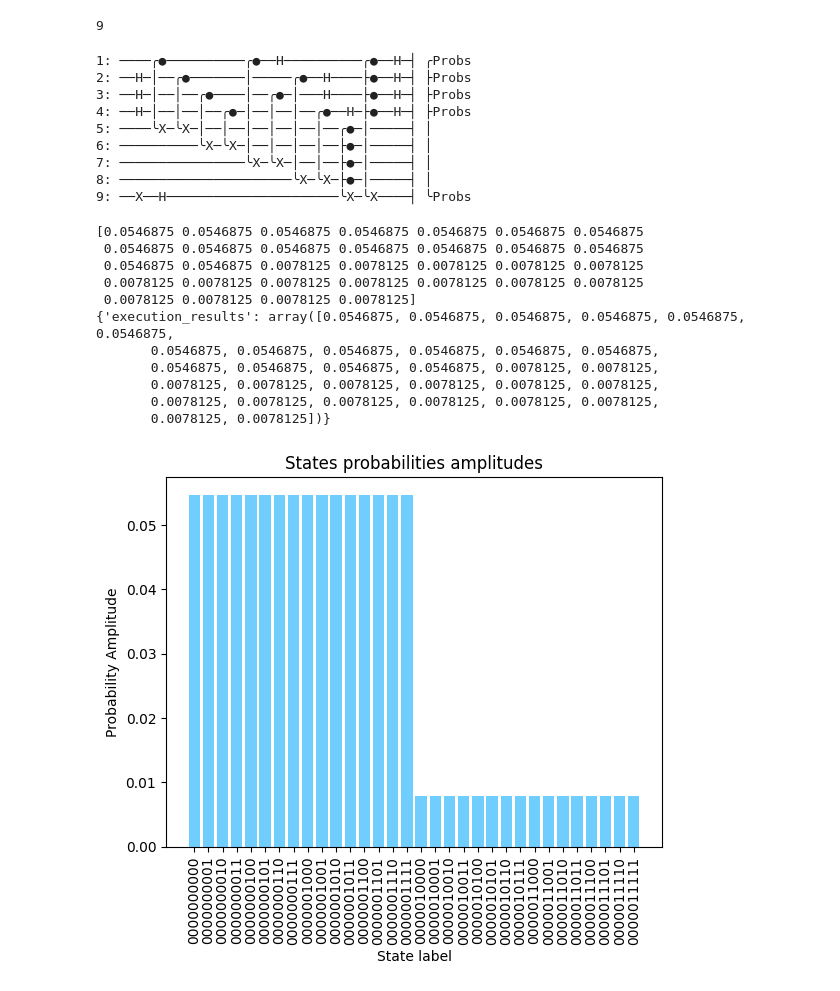
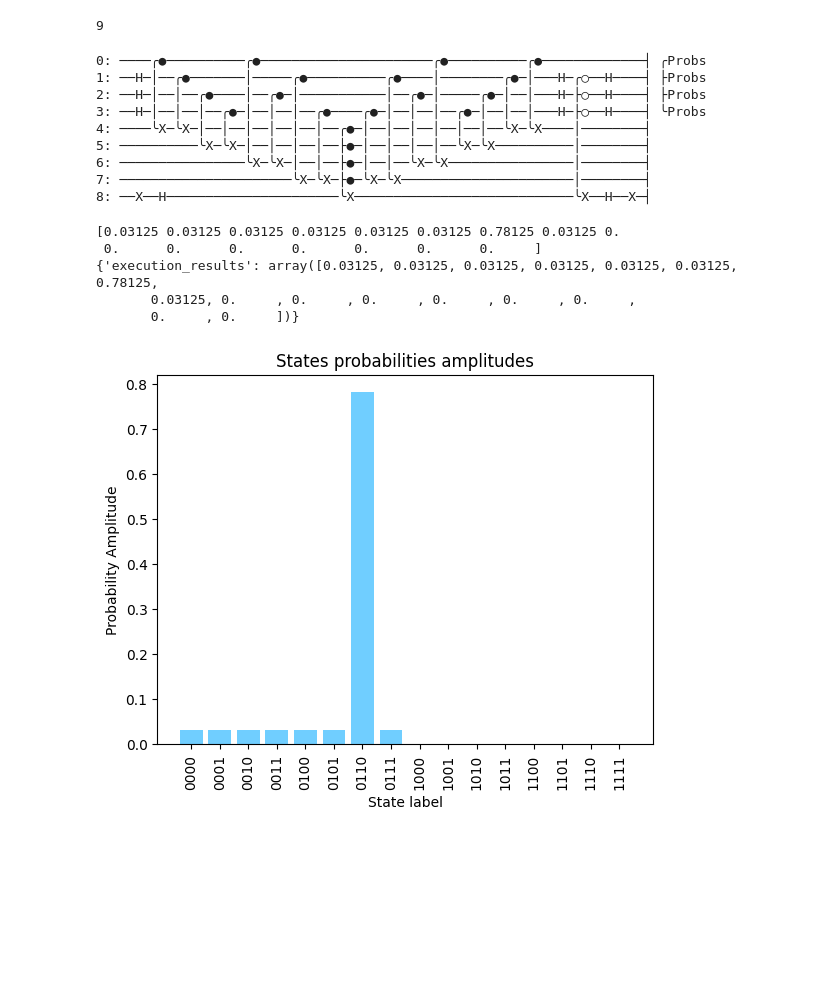
Before and after one commit to UVicquantumcomputing/Qsudoku, a Jupyter notebook: Quantum_Sudoku.ipynb, the cells around one changed output. Cells and saved outputs as stored; diff of their text form; code cells hidden in the pictures; blank space fills up the shorter version.

Commit message:
Bug fix: diffuser function and decoherence in Grover Oracle. Now the algorithm receive any 2x2 input. 0,1 for fixed value, and 2 for free block.

```diff
--- a/Quantum_Sudoku.ipynb
+++ b/Quantum_Sudoku.ipynb
@@ -20,18 +20,18 @@ def process_initial_state(sudoku):
             if item == 0:
                 pass
             elif item == 1:
-                qml.X(i*size+j+1)
+                qml.X(i*size+j)
             else:
-                qml.H(i*size+j+1)
+                qml.H(i*size+j)
 # %%
 # Grover iteration
-def grover_iteration():
+def grover_iteration(sudoku):
     # check_rows(size)
     # check_cols(size)
     # check_boxes()
     # qml.MultiControlledX([i+1 for i in range(m)]+[n])
     checks()
-    diffusion(m)
+    diffusion(m,sudoku)
 # %%
 # Sudoku constraints
 # def check_rows(size,last_result,ancilla):
@@ -63,50 +74,46 @@ def diffusion(size):
 @qml.qnode(dev)
 def sudoku_circuit(sudoku):
     process_initial_state(sudoku)
-    qml.X(n)
-    qml.H(n)
-    grover_iteration()
-    return qml.probs([1,2,3,4,9])
+    qml.X(n-1)
+    qml.H(n-1)
+    grover_iteration(sudoku)
+    qml.H(n-1)
+    qml.X(n-1)
+    return qml.probs([0,1,2,3])
 # %%
 print(qml.draw(sudoku_circuit)([[0,2],[2,2]]))
 # %% [output]
-1: ────╭●──────────╭●──H──────────╭●──H─┤ ╭Probs
-2: ──H─│──╭●───────│─────╭●──H────├●──H─┤ ├Probs
-3: ──H─│──│──╭●────│──╭●─│───H────├●──H─┤ ├Probs
-4: ──H─│──│──│──╭●─│──│──│──╭●──H─├●──H─┤ ├Probs
-5: ────╰X─╰X─│──│──│──│──│──│──╭●─│─────┤ │
-6: ──────────╰X─╰X─│──│──│──│──├●─│─────┤ │
-7: ────────────────╰X─╰X─│──│──├●─│─────┤ │
-8: ──────────────────────╰X─╰X─├●─│─────┤ │
-9: ──X──H──────────────────────╰X─╰X────┤ ╰Probs
+0: ────╭●──────────╭●──────────────────────╭●──────────╭●─────────────┤ ╭Probs
+1: ──H─│──╭●───────│─────╭●──────────╭●────│────────╭●─│───H─╭○──H────┤ ├Probs
+2: ──H─│──│──╭●────│──╭●─│───────────│──╭●─│─────╭●─│──│───H─├○──H────┤ ├Probs
+3: ──H─│──│──│──╭●─│──│──│──╭●────╭●─│──│──│──╭●─│──│──│───H─├○──H────┤ ╰Probs
+4: ────╰X─╰X─│──│──│──│──│──│──╭●─│──│──│──│──│──│──╰X─╰X────│────────┤
+5: ──────────╰X─╰X─│──│──│──│──├●─│──│──│──│──╰X─╰X──────────│────────┤
+6: ────────────────╰X─╰X─│──│──├●─│──│──╰X─╰X────────────────│────────┤
+7: ──────────────────────╰X─╰X─├●─╰X─╰X──────────────────────│────────┤
+8: ──X──H──────────────────────╰X────────────────────────────╰X──H──X─┤
 # %%
 result = sudoku_circuit([[0,2],[2,2]])
 print(result)
 results = qml.snapshots(sudoku_circuit)([[0,2],[2,2]])
 print(results)
 # %% [output]
-[0.0546875 0.0546875 0.0546875 0.0546875 0.0546875 0.0546875 0.0546875
- 0.0546875 0.0546875 0.0546875 0.0546875 0.0546875 0.0546875 0.0546875
- 0.0546875 0.0546875 0.0078125 0.0078125 0.0078125 0.0078125 0.0078125
- 0.0078125 0.0078125 0.0078125 0.0078125 0.0078125 0.0078125 0.0078125
- 0.0078125 0.0078125 0.0078125 0.0078125]
-{'execution_results': array([0.0546875, 0.0546875, 0.0546875, 0.0546875, 0.0546875, 0.0546875,
-       0.0546875, 0.0546875, 0.0546875, 0.0546875, 0.0546875, 0.0546875,
-       0.0546875, 0.0546875, 0.0546875, 0.0546875, 0.0078125, 0.0078125,
-       0.0078125, 0.0078125, 0.0078125, 0.0078125, 0.0078125, 0.0078125,
-       0.0078125, 0.0078125, 0.0078125, 0.0078125, 0.0078125, 0.0078125,
-       0.0078125, 0.0078125])}
+[0.03125 0.03125 0.03125 0.03125 0.03125 0.03125 0.78125 0.03125 0.
+ 0.      0.      0.      0.      0.      0.      0.     ]
+{'execution_results': array([0.03125, 0.03125, 0.03125, 0.03125, 0.03125, 0.03125, 0.78125,
+       0.03125, 0.     , 0.     , 0.     , 0.     , 0.     , 0.     ,
+       0.     , 0.     ])}
 # %%
 import matplotlib.pyplot as plt
 y = np.real(results["execution_results"])
-bit_strings = [f"{x:0{10}b}" for x in range(len(y))]
+bit_strings = [f"{x:0{4}b}" for x in range(len(y))]
 
 plt.bar(bit_strings, y, color = "#70CEFF")
 
 plt.xticks(rotation="vertical")
 plt.xlabel("State label")
 plt.ylabel("Probability Amplitude")
 plt.title("States probabilities amplitudes")
 plt.show()
 # %% [output]
-[figure, old version]
+[figure, new version]
```
Also changed, not shown: parts of 5 cells of this notebook.
